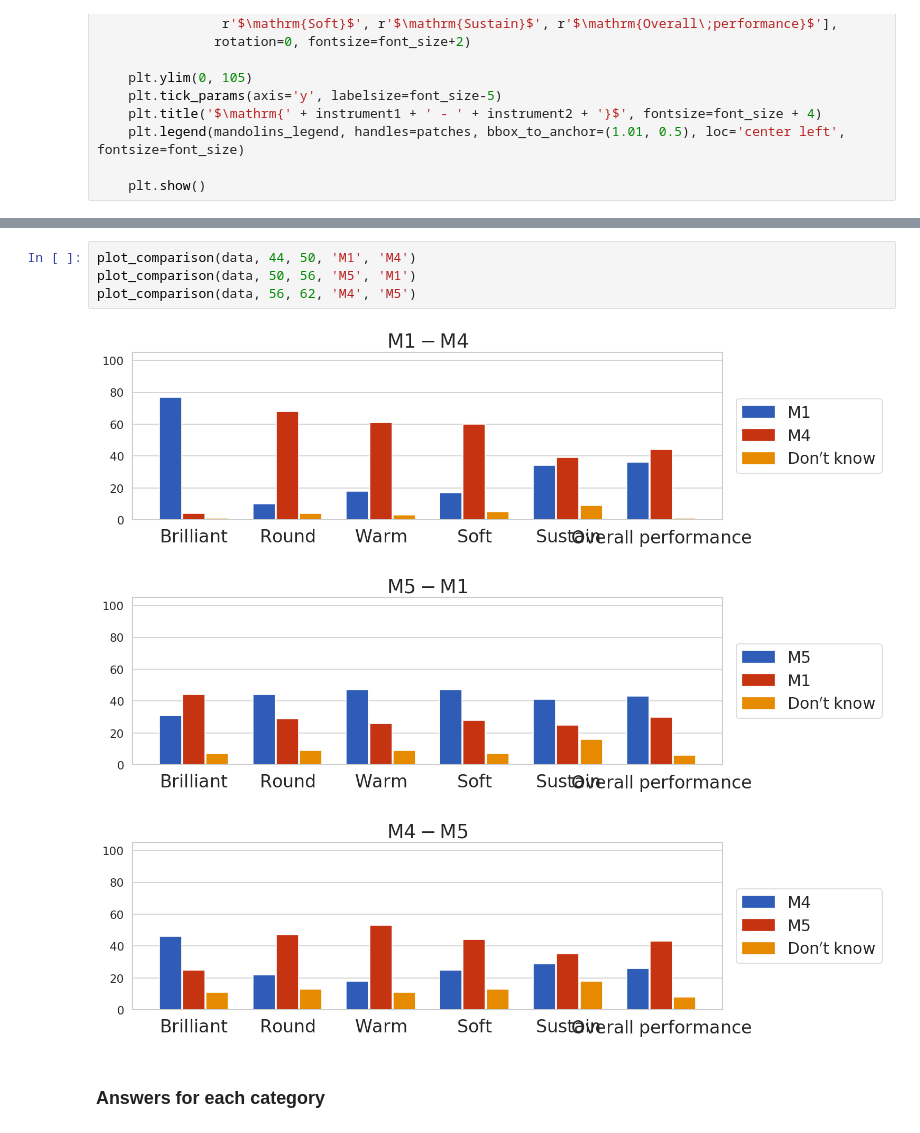
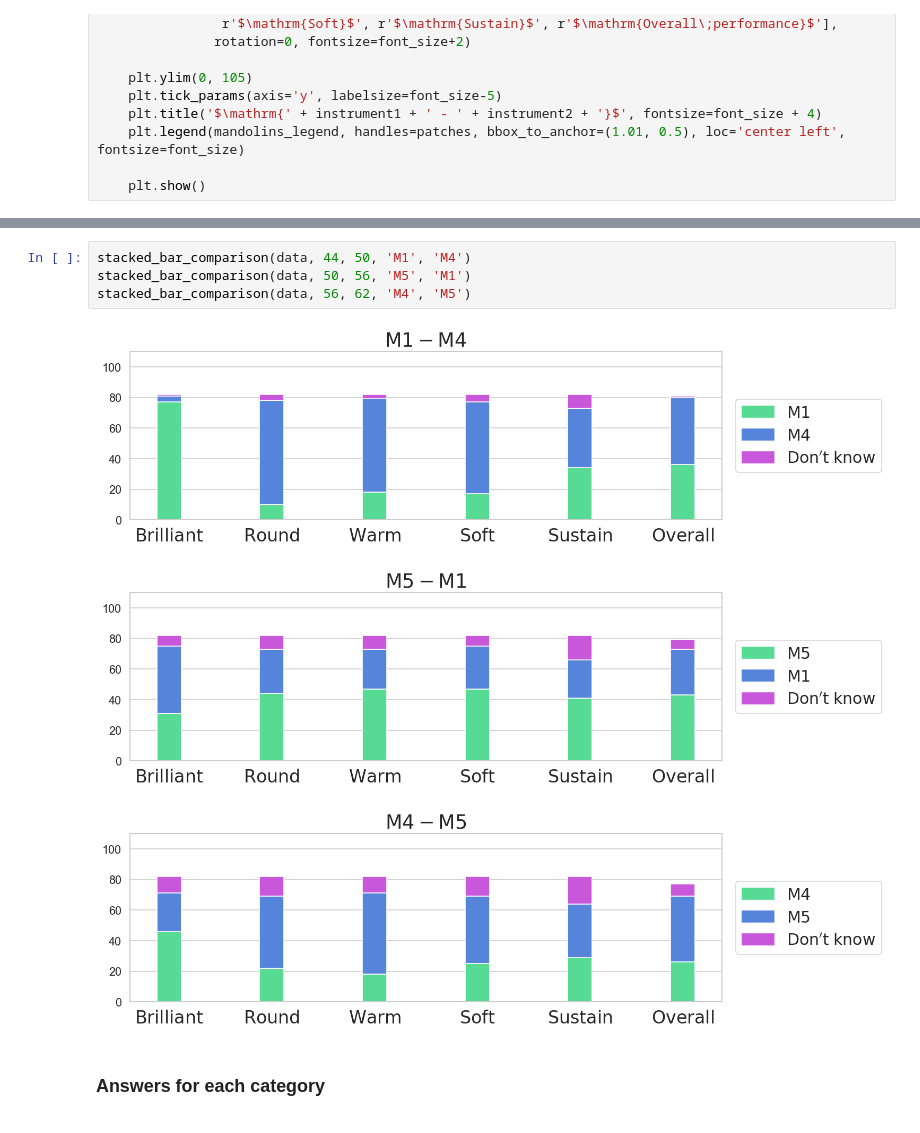
Before and after one commit to davidesalvi/mandolin_analysis, a Jupyter notebook: notebook/DataViz.ipynb, the cells around one changed output, grey strips where cells are left out. Drawn from its saved outputs; the diff is of its cells as text.

```diff
--- a/notebook/DataViz.ipynb
+++ b/notebook/DataViz.ipynb
@@ -539,11 +575,11 @@ def plot_comparison(data, start, end, instrument1, instrument2):
 # %%
-plot_comparison(data, 44, 50, 'M1', 'M4')
-plot_comparison(data, 50, 56, 'M5', 'M1')
-plot_comparison(data, 56, 62, 'M4', 'M5')
+stacked_bar_comparison(data, 44, 50, 'M1', 'M4')
+stacked_bar_comparison(data, 50, 56, 'M5', 'M1')
+stacked_bar_comparison(data, 56, 62, 'M4', 'M5')
 # %% [output]
-[figure, old version]
+[figure, new version]
-[figure, old version]
+[figure, new version]
-[figure, old version]
+[figure, new version]
 # %% [markdown]
 ### Answers for each category <a class="anchor" id="category_answers"></a>
 # %% [markdown]
```
Also changed, not shown: parts of 6 cells of this notebook.
